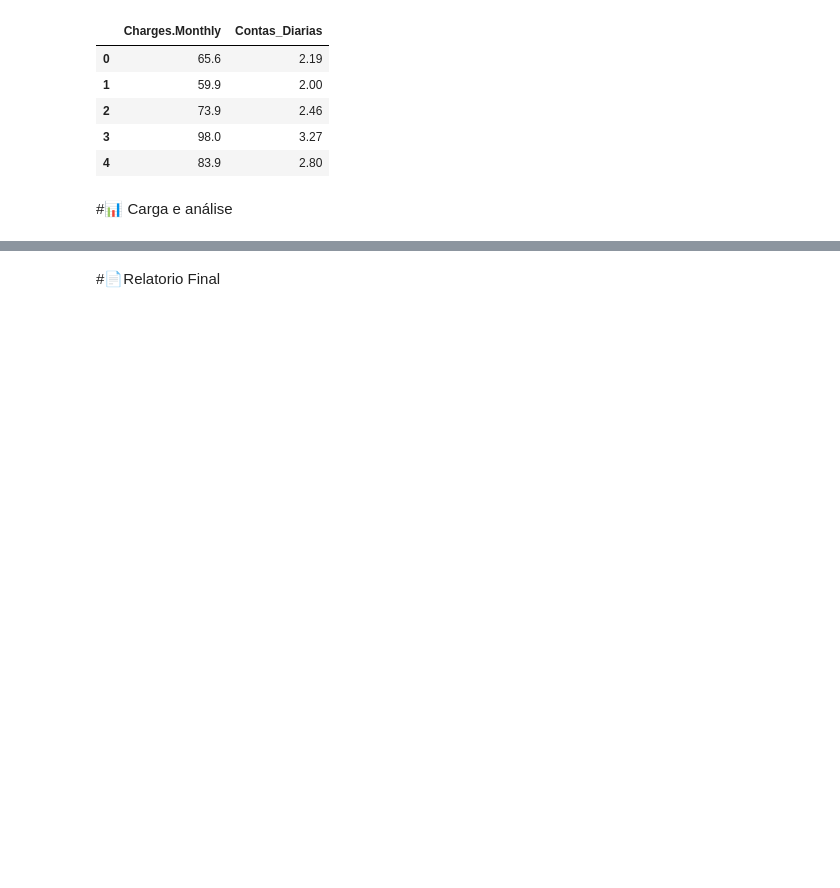
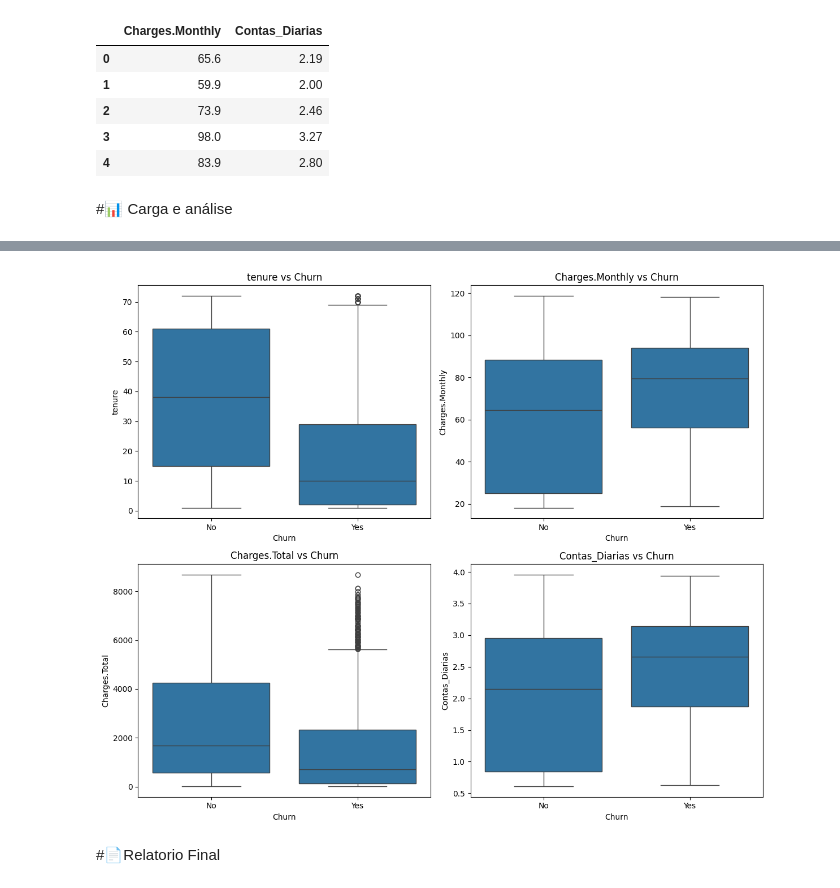
Before and after one commit to emilesartori/challenge2-data-science, a Jupyter notebook: TelecomX_BR.ipynb, the cells around one changed output, grey strips where cells are left out. Saved outputs shown, nothing was run; the diff lists cells and outputs as text; code cells hidden in the pictures; blank space fills up the shorter version.

```diff
--- a/TelecomX_BR.ipynb
+++ b/TelecomX_BR.ipynb
@@ -180,3 +269,31 @@ display(df_encoded.head())
+# %%
+#Contagem de Evasão por Variáveis Numéricas
+
+#colunas para filtrar
+colunas_numericas = ['tenure', 'Charges.Monthly', 'Charges.Total', 'Contas_Diarias']
+
+# preparação para grafico
+n_cols = 2
+n_rows = (len(colunas_numericas) + n_cols - 1) // n_cols
+fig, axes = plt.subplots(n_rows, n_cols, figsize=(12, n_rows * 5))
+axes = axes.flatten()
+
+
+for i, col in enumerate(colunas_numericas):
+    if i < len(axes):
+        sns.boxplot(x='Churn', y=col, data=df_final, ax=axes[i])
+        axes[i].set_title(f'{col} vs Churn')
+        axes[i].set_xlabel('Churn')
+        axes[i].set_ylabel(col)
+
+
+for j in range(i + 1, len(axes)):
+    fig.delaxes(axes[j])
+
+plt.tight_layout()
+plt.show()
+# %% [output]
+[figure, added]
 # %% [markdown]
 #📄Relatorio Final
 # %%
```
Also changed, not shown: parts of 6 cells of this notebook.
